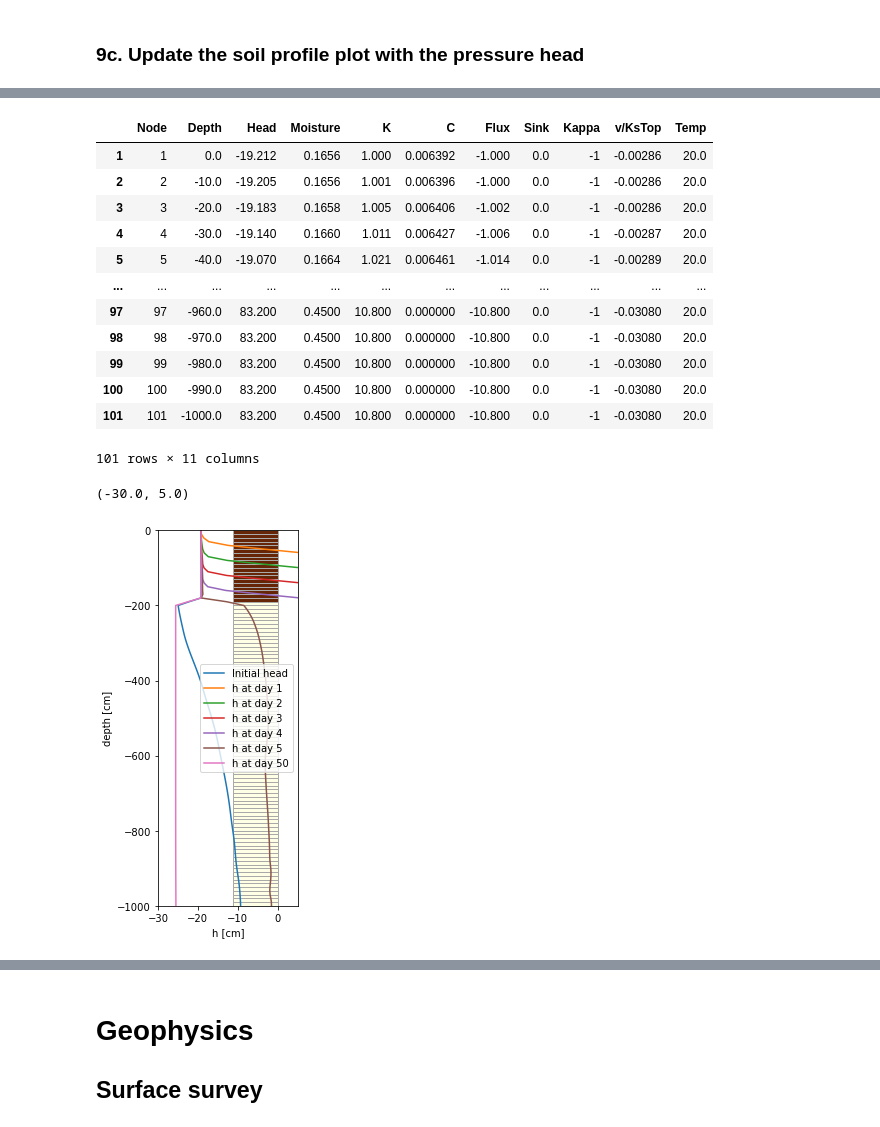
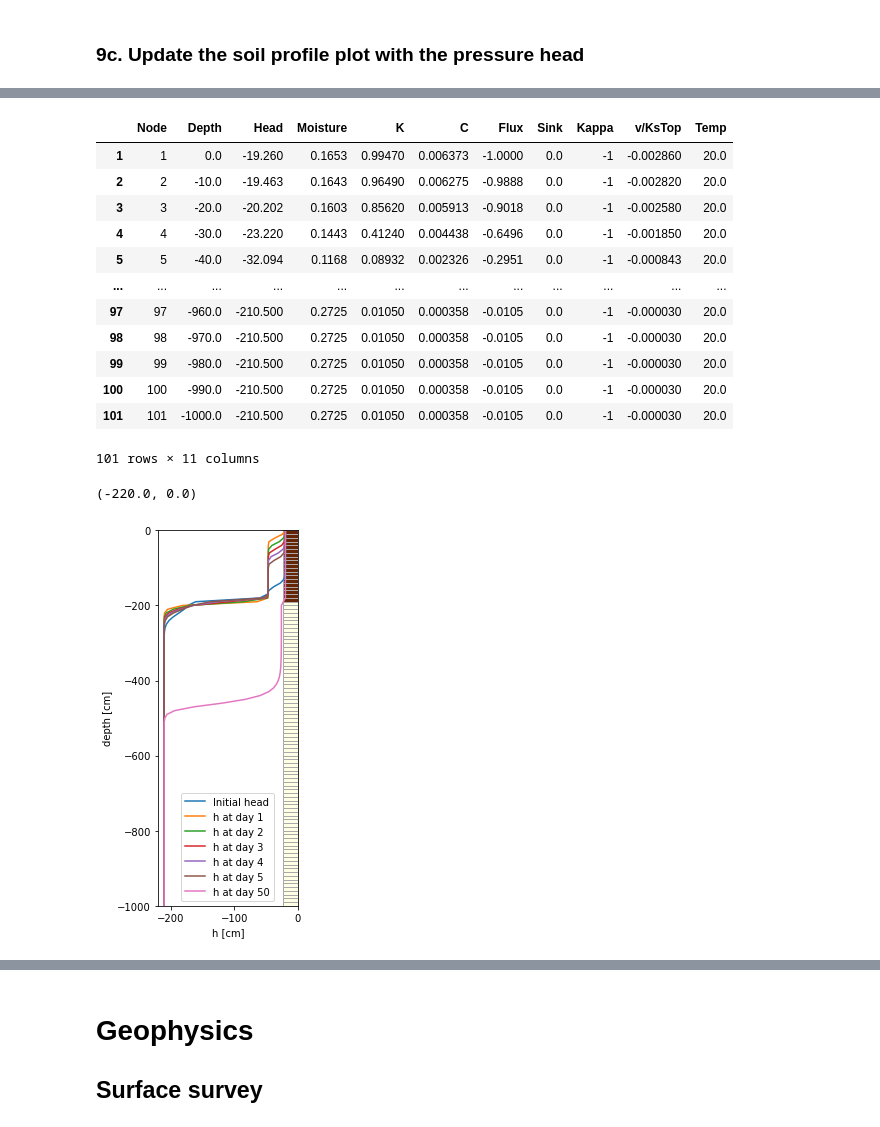
Before and after one commit to cmtso/phydrus_geophy, a Jupyter notebook: phydrus_geophys_ex1.ipynb, the cells around one changed output, grey strips where cells are left out. Saved outputs shown, nothing was run; the diff lists cells and outputs as text; code cells hidden in the pictures.

```diff
--- a/phydrus_geophys_ex1.ipynb
+++ b/phydrus_geophys_ex1.ipynb
@@ -155,9 +156,9 @@ The profile is a simple one based on depth.
 # %%
 def z_loop(z, z1):
     if z > z1:
-        return -0.4629
+        return -0.4629*100
     else:
-        return -2.105
+        return -2.105*100
 
 bottom = [-2*100, -10*100]  # Depth of the soil column, need to adjust bottom of first layer with dx
 
@@ -306,39 +303,39 @@ Text(0.5, 1.0, 'Day 10')
 ml.read_nod_inf(times=[2.5])
 # %% [output]
 |  | Node | Depth | Head | Moisture | K | C | Flux | Sink | Kappa | v/KsTop | Temp |
-| 1 | 1 | 0.0 | -19.212 | 0.1656 | 1.000 | 0.006392 | -1.000 | 0.0 | -1 | -0.00286 | 20.0 |
-| 2 | 2 | -10.0 | -19.205 | 0.1656 | 1.001 | 0.006396 | -1.000 | 0.0 | -1 | -0.00286 | 20.0 |
-| 3 | 3 | -20.0 | -19.183 | 0.1658 | 1.005 | 0.006406 | -1.002 | 0.0 | -1 | -0.00286 | 20.0 |
-| 4 | 4 | -30.0 | -19.140 | 0.1660 | 1.011 | 0.006427 | -1.006 | 0.0 | -1 | -0.00287 | 20.0 |
-| 5 | 5 | -40.0 | -19.070 | 0.1664 | 1.021 | 0.006461 | -1.014 | 0.0 | -1 | -0.00289 | 20.0 |
+| 1 | 1 | 0.0 | -19.260 | 0.1653 | 0.99470 | 0.006373 | -1.0000 | 0.0 | -1 | -0.002860 | 20.0 |
+| 2 | 2 | -10.0 | -19.463 | 0.1643 | 0.96490 | 0.006275 | -0.9888 | 0.0 | -1 | -0.002820 | 20.0 |
+| 3 | 3 | -20.0 | -20.202 | 0.1603 | 0.85620 | 0.005913 | -0.9018 | 0.0 | -1 | -0.002580 | 20.0 |
+| 4 | 4 | -30.0 | -23.220 | 0.1443 | 0.41240 | 0.004438 | -0.6496 | 0.0 | -1 | -0.001850 | 20.0 |
+| 5 | 5 | -40.0 | -32.094 | 0.1168 | 0.08932 | 0.002326 | -0.2951 | 0.0 | -1 | -0.000843 | 20.0 |
 | ... | ... | ... | ... | ... | ... | ... | ... | ... | ... | ... | ... |
-| 97 | 97 | -960.0 | 83.200 | 0.4500 | 10.800 | 0.000000 | -10.800 | 0.0 | -1 | -0.03080 | 20.0 |
-| 98 | 98 | -970.0 | 83.200 | 0.4500 | 10.800 | 0.000000 | -10.800 | 0.0 | -1 | -0.03080 | 20.0 |
-| 99 | 99 | -980.0 | 83.200 | 0.4500 | 10.800 | 0.000000 | -10.800 | 0.0 | -1 | -0.03080 | 20.0 |
-| 100 | 100 | -990.0 | 83.200 | 0.4500 | 10.800 | 0.000000 | -10.800 | 0.0 | -1 | -0.03080 | 20.0 |
-| 101 | 101 | -1000.0 | 83.200 | 0.4500 | 10.800 | 0.000000 | -10.800 | 0.0 | -1 | -0.03080 | 20.0 |
+| 97 | 97 | -960.0 | -210.500 | 0.2725 | 0.01050 | 0.000358 | -0.0105 | 0.0 | -1 | -0.000030 | 20.0 |
+| 98 | 98 | -970.0 | -210.500 | 0.2725 | 0.01050 | 0.000358 | -0.0105 | 0.0 | -1 | -0.000030 | 20.0 |
+| 99 | 99 | -980.0 | -210.500 | 0.2725 | 0.01050 | 0.000358 | -0.0105 | 0.0 | -1 | -0.000030 | 20.0 |
+| 100 | 100 | -990.0 | -210.500 | 0.2725 | 0.01050 | 0.000358 | -0.0105 | 0.0 | -1 | -0.000030 | 20.0 |
+| 101 | 101 | -1000.0 | -210.500 | 0.2725 | 0.01050 | 0.000358 | -0.0105 | 0.0 | -1 | -0.000030 | 20.0 |
 101 rows × 11 columns
 # %%
 ml.profile.loc[:, "h0"] = ml.read_nod_inf(times=[0]).loc[:,'Head']
 ml.profile.loc[:, "h1"] = ml.read_nod_inf(times=[1]).loc[:,'Head']
 ml.profile.loc[:, "h2"] = ml.read_nod_inf(times=[2]).loc[:,'Head']
 ml.profile.loc[:, "h3"] = ml.read_nod_inf(times=[3]).loc[:,'Head']
 ml.profile.loc[:, "h4"] = ml.read_nod_inf(times=[4]).loc[:,'Head']
 ml.profile.loc[:, "h5"] = ml.read_nod_inf(times=[5]).loc[:,'Head']
 ml.profile.loc[:, "h50"] = ml.read_nod_inf(times=[50]).loc[:,'Head']
 ml.plots.profile()
 plt.plot(ml.profile.loc[:, ["h1"]].values,ml.profile.loc[:, ["x"]].values,label="h at day 1")
 plt.plot(ml.profile.loc[:, ["h2"]].values,ml.profile.loc[:, ["x"]].values,label="h at day 2")
 plt.plot(ml.profile.loc[:, ["h3"]].values,ml.profile.loc[:, ["x"]].values,label="h at day 3")
 plt.plot(ml.profile.loc[:, ["h4"]].values,ml.profile.loc[:, ["x"]].values,label="h at day 4")
 plt.plot(ml.profile.loc[:, ["h5"]].values,ml.profile.loc[:, ["x"]].values,label="h at day 5")
 plt.plot(ml.profile.loc[:, ["h50"]].values,ml.profile.loc[:, ["x"]].values,label="h at day 50")
 
 plt.legend(loc='best')
-plt.xlim([-30, 5])
+plt.xlim([-220, 0])
 # %% [output]
-(-30.0, 5.0)
+(-220.0, 0.0)
-[figure, old version]
+[figure, new version]
 # %%
 
 plt.figure(figsize=(2.5,6))
```
Also changed, not shown: parts of 11 cells of this notebook.
